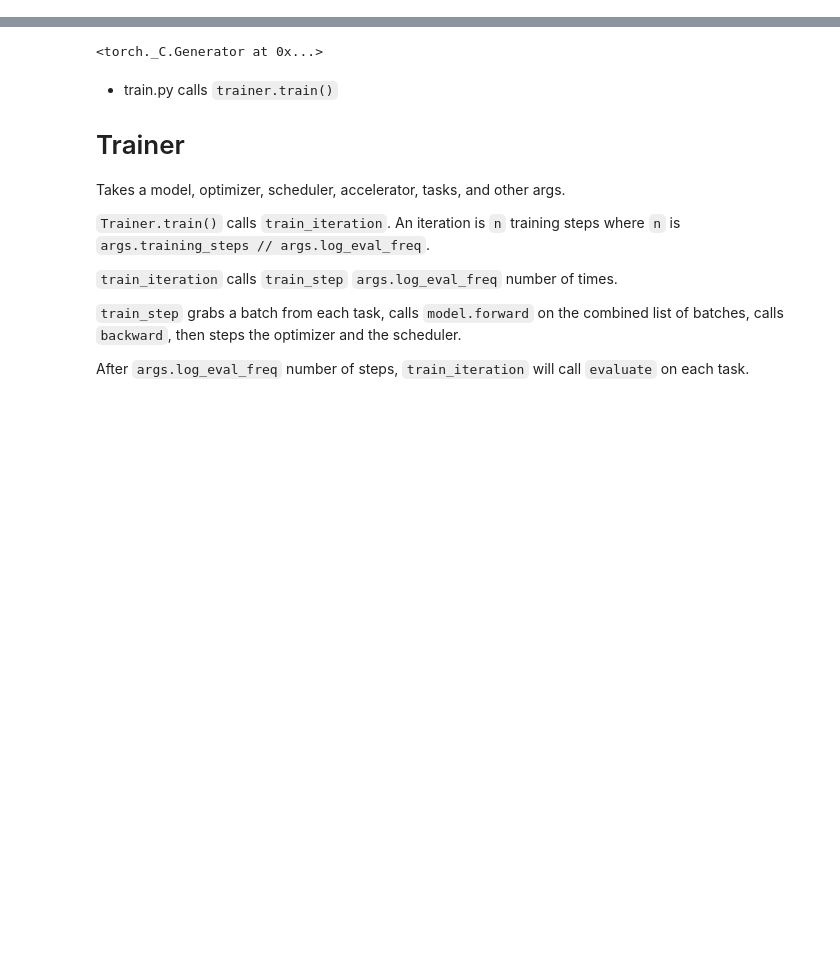
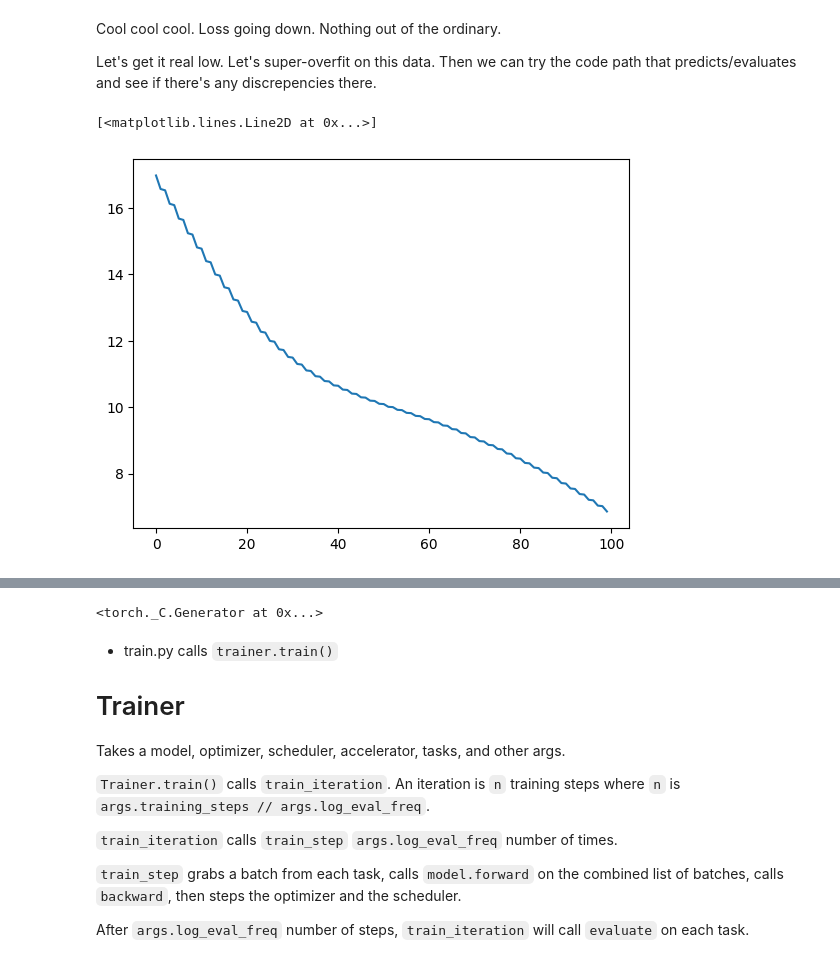
Before and after one commit to ManifoldRG/NEKO, a Jupyter notebook: dev_notebooks/vqa_playground.ipynb, the cells around one changed output, grey strips where cells are left out. Drawn from its saved outputs; the diff is of its cells as text; code cells hidden in the pictures; blank space fills up the shorter version.

```diff
--- a/dev_notebooks/vqa_playground.ipynb
+++ b/dev_notebooks/vqa_playground.ipynb
@@ -0,0 +370,5 @@
+# %%
+trainer.accelerator.backward(loss)
+trainer.optimizer.step()
+trainer.scheduler.step()
+trainer.optimizer.zero_grad()
@@ -0,0 +395,8 @@
+# %%
+trainer.accelerator.backward(loss)
+trainer.optimizer.step()
+trainer.scheduler.step()
+trainer.optimizer.zero_grad()
+# %%
+logits, loss = trainer.model.forward(inputs=batch_dicts, compute_loss=True)
+print(f"logits: {logits}, loss: {loss}")
@@ -0,0 +420,19 @@
+# %% [markdown]
+Cool cool cool. Loss going down. Nothing out of the ordinary.
+
+Let's get it real low. Let's super-overfit on this data. Then we can try the code path that predicts/evaluates and see if there's any discrepencies there.
+# %%
+losses = []
+for _ in range(100):
+    logits, loss = trainer.model.forward(inputs=batch_dicts, compute_loss=True)
+    losses.append(loss.detach())
+    trainer.accelerator.backward(loss)
+    trainer.optimizer.step()
+    trainer.scheduler.step()
+    trainer.optimizer.zero_grad()
+# %%
+import matplotlib.pyplot as plt
+plt.plot(range(len(losses)), losses)
+# %% [output]
+[<matplotlib.lines.Line2D at 0x...>]
+[figure, added]
```
Also changed, not shown: parts of 86 cells of this notebook, 3 other files.
